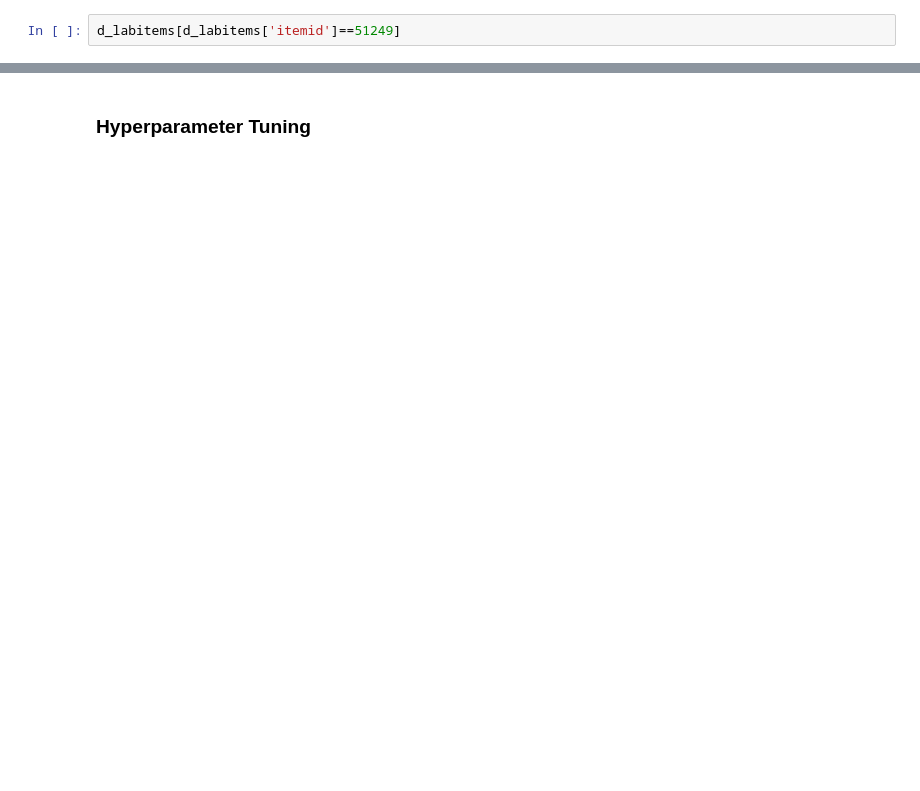
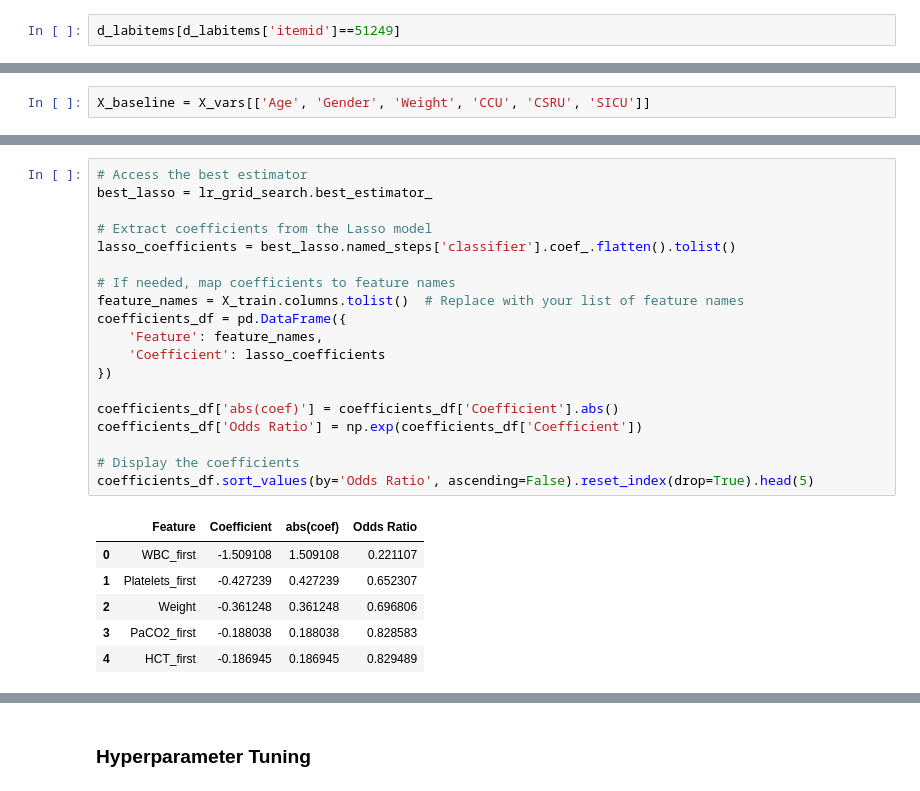
Before and after one commit to meghutch/mimic-ml-demo, a Jupyter notebook: mimic-iv-demo.ipynb, the cells around one changed output, grey strips where cells are left out. Drawn from its saved outputs; the diff is of its cells as text; blank space fills up the shorter version.

```diff
--- a/mimic-iv-demo.ipynb
+++ b/mimic-iv-demo.ipynb
@@ -707,0 +636,2 @@ plt.xlabel('Recall')
+# %%
+X_baseline = X_vars[['Age', 'Gender', 'Weight', 'CCU', 'CSRU', 'SICU']]
@@ -707,0 +887,26 @@ plt.xlabel('Recall')
+# %%
+# Access the best estimator
+best_lasso = lr_grid_search.best_estimator_
+
+# Extract coefficients from the Lasso model
+lasso_coefficients = best_lasso.named_steps['classifier'].coef_.flatten().tolist()
+
+# If needed, map coefficients to feature names
+feature_names = X_train.columns.tolist()  # Replace with your list of feature names
+coefficients_df = pd.DataFrame({
+    'Feature': feature_names,
+    'Coefficient': lasso_coefficients
+})
+
+coefficients_df['abs(coef)'] = coefficients_df['Coefficient'].abs()
+coefficients_df['Odds Ratio'] = np.exp(coefficients_df['Coefficient'])
+
+# Display the coefficients
+coefficients_df.sort_values(by='Odds Ratio', ascending=False).reset_index(drop=True).head(5)
+# %% [output]
+|  | Feature | Coefficient | abs(coef) | Odds Ratio |
+| 0 | WBC_first | -1.509108 | 1.509108 | 0.221107 |
+| 1 | Platelets_first | -0.427239 | 0.427239 | 0.652307 |
+| 2 | Weight | -0.361248 | 0.361248 | 0.696806 |
+| 3 | PaCO2_first | -0.188038 | 0.188038 | 0.828583 |
+| 4 | HCT_first | -0.186945 | 0.186945 | 0.829489 |
```
Also changed, not shown: parts of 258 cells of this notebook.
